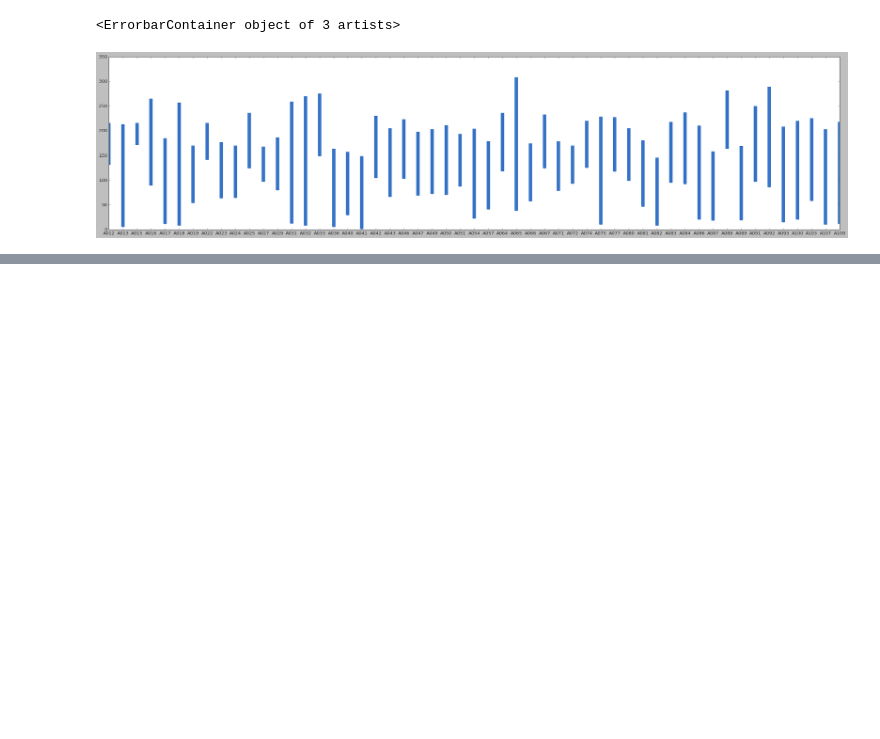
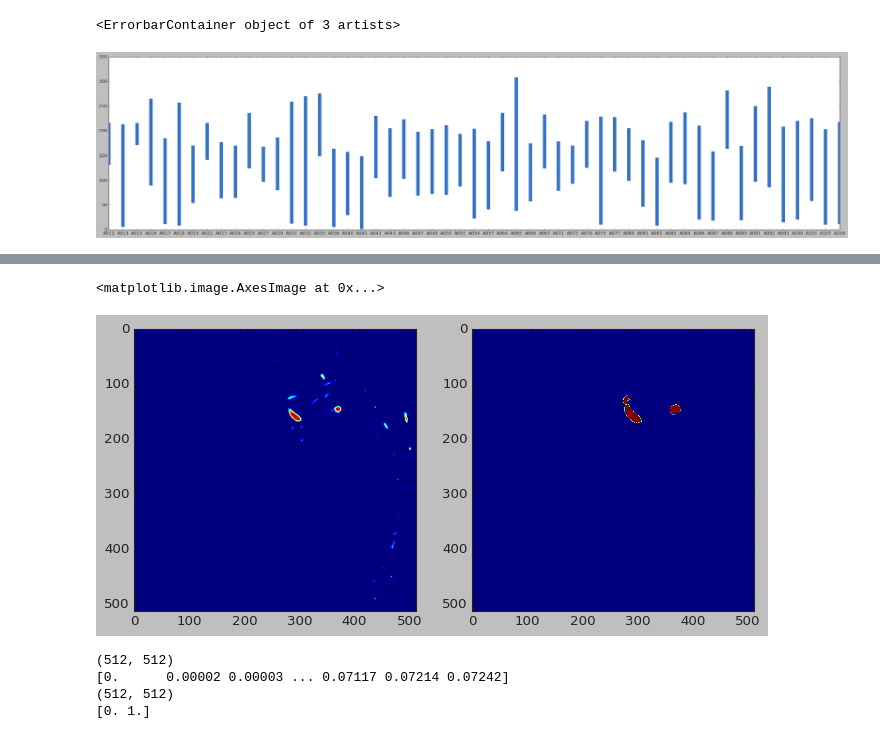
Before and after one commit to amer/2DUnet, a Jupyter notebook: DICOM-Processing.ipynb, the cells around one changed output, grey strips where cells are left out. Drawn from its saved outputs; the diff is of its cells as text; code cells hidden in the pictures; blank space fills up the shorter version.

```diff
--- a/DICOM-Processing.ipynb
+++ b/DICOM-Processing.ipynb
@@ -257,0 +373,24 @@ plt.imshow(pixel_array[180],cmap=pylab.cm.binary_r)
+# %%
+idx = 88
+
+f = plt.figure(figsize=(10,10))
+f.add_subplot(1,2, 1)
+plt.imshow(plt.imread(str(train_512[idx])))
+f.add_subplot(1,2, 2)
+plt.imshow(plt.imread(str(mask_512[idx])))
+# %% [output]
+<matplotlib.image.AxesImage at 0x...>
+[figure, added]
+# %%
+img = plt.imread(str(train_512[idx]))
+print(np.shape(img))
+print(np.unique(img))
+
+img = plt.imread(str(mask_512[idx]))
+print(np.shape(img))
+print(np.unique(img))
+# %% [output]
+(512, 512)
+[0.      0.00002 0.00003 ... 0.07117 0.07214 0.07242]
+(512, 512)
+[0. 1.]
```
Also changed, not shown: parts of 15 cells of this notebook, 2 other files.
